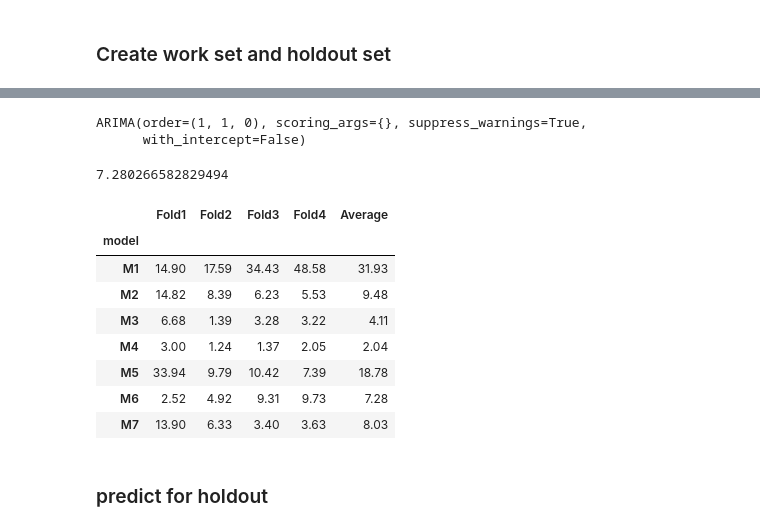
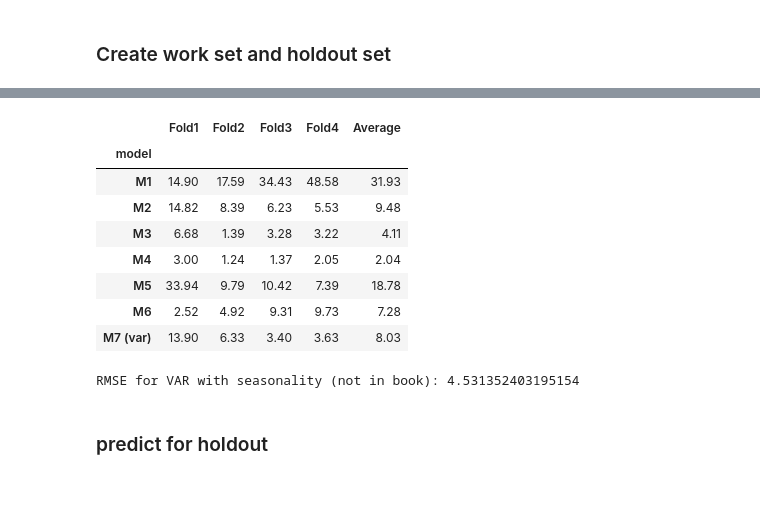
Before and after one commit to gabors-data-analysis/da_case_studies, a Jupyter notebook: ch18-case-shiller-la/ch18-ts-pred-homeprices.ipynb, the cells around one changed output, grey strips where cells are left out. Saved outputs shown, nothing was run; the diff lists cells and outputs as text; code cells hidden in the pictures; blank space fills up the shorter version.

Commit message:
finish auto_arima for python

```diff
--- a/ch18-case-shiller-la/ch18-ts-pred-homeprices.ipynb
+++ b/ch18-case-shiller-la/ch18-ts-pred-homeprices.ipynb
@@ -302,14 +239,23 @@ ARIMA(order=(1, 2, 3), scoring_args={}, seasonal_order=(0, 0, 0, 12),
 # Model M2
 # p ARIMA(1,1,2)
 
+# Get order from auto_arima
+
+auto_arima_m2 = auto_arima(
+    y=data_work.p,
+    start_p=0,
+    max_p=1,  # without this constrain, python returns other ARIMA order
+    max_order=0,
+    seasonal=False,
+)
+
 mse_2 = []
-
 for i in range(1, 5):
 
     train_data = data_work.loc[lambda x: x["train" + str(i)] == 1]
     test_data = data_work.loc[lambda x: x["test" + str(i)] == 1]
 
-    model2 = ARIMA(train_data.p, order=(1, 1, 2)).fit()
+    model2 = ARIMA(train_data.p, order=auto_arima_m2.get_params()["order"]).fit()
 
     phat = model2.forecast(steps=12)
 
@@ -418,11 +354,15 @@ auto_arima_m6 = auto_arima(
-# %%
-auto_arima_m6
-# %% [output]
-ARIMA(order=(1, 1, 0), scoring_args={}, suppress_warnings=True,
-      with_intercept=False)
 # %%
 # Model M6
 # lnp ARIMA(0,2,0) + seasonality
+
+# Get order from auto_arima
+auto_arima_m6 = auto_arima(
+    y=data_work.lnp,
+    X=pd.get_dummies(data_work.month),
+    d=2,  # without this constrain, python returns other ARIMA order
+    max_order=0,
+    seasonal=True,
+)
 
 mse_6 = []
 for i in range(1, 5):
@@ -431,7 +371,9 @@ for i in range(1, 5):
     test_data = data_work.loc[lambda x: x["test" + str(i)] == 1]
 
     model6 = ARIMA(
-        train_data.lnp, exog=pd.get_dummies(train_data.month), order=(0, 2, 0)
+        train_data.lnp,
+        exog=pd.get_dummies(train_data.month),
+        order=auto_arima_m6.get_params()["order"],
     ).fit()
 
     lnphat = model6.forecast(steps=12, exog=pd.get_dummies(test_data.month))
@@ -445,10 +387,6 @@ for i in range(1, 5):
     mse_6.append(np.mean(errsq))
 
 rmse_cv_m6 = np.sqrt(np.mean(mse_6))
-# %%
-rmse_cv_m6
-# %% [output]
-7.280266582829494
 # %%
 # VAR
 
@@ -512,35 +450,39 @@ rmse_cv_m7_season = np.sqrt(np.mean(mse_var_season))
 # %%
 # Note: some model's cv rmse differns from textbook
 
 pd.DataFrame(
     [mse_1, mse_2, mse_3, mse_4, mse_5, mse_6, mse_var],
     columns=["Fold" + str(i) for i in range(1, 5)],
 ).apply(np.sqrt).assign(
     Average=[
         rmse_cv_m1,
         rmse_cv_m2,
         rmse_cv_m3,
         rmse_cv_m4,
         rmse_cv_m5,
         rmse_cv_m6,
         rmse_cv_m7,
     ],
-    model=["M" + str(i) for i in range(1, 8)],
+    model=["M" + str(i) for i in range(1, 7)] + ["M7 (var)"],
 ).round(
     2
 ).set_index(
     "model"
 )
 # %% [output]
 |  | Fold1 | Fold2 | Fold3 | Fold4 | Average |
 | model |  |  |  |  |  |
 | M1 | 14.90 | 17.59 | 34.43 | 48.58 | 31.93 |
 | M2 | 14.82 | 8.39 | 6.23 | 5.53 | 9.48 |
 | M3 | 6.68 | 1.39 | 3.28 | 3.22 | 4.11 |
 | M4 | 3.00 | 1.24 | 1.37 | 2.05 | 2.04 |
 | M5 | 33.94 | 9.79 | 10.42 | 7.39 | 18.78 |
 | M6 | 2.52 | 4.92 | 9.31 | 9.73 | 7.28 |
-| M7 | 13.90 | 6.33 | 3.40 | 3.63 | 8.03 |
+| M7 (var) | 13.90 | 6.33 | 3.40 | 3.63 | 8.03 |
+# %%
+print("RMSE for VAR with seasonality (not in book):", rmse_cv_m7_season)
+# %% [output]
+RMSE for VAR with seasonality (not in book): 4.531352403195154
 # %% [markdown]
 ### predict for holdout
 # %%
```
Also changed, not shown: parts of 22 cells of this notebook.
